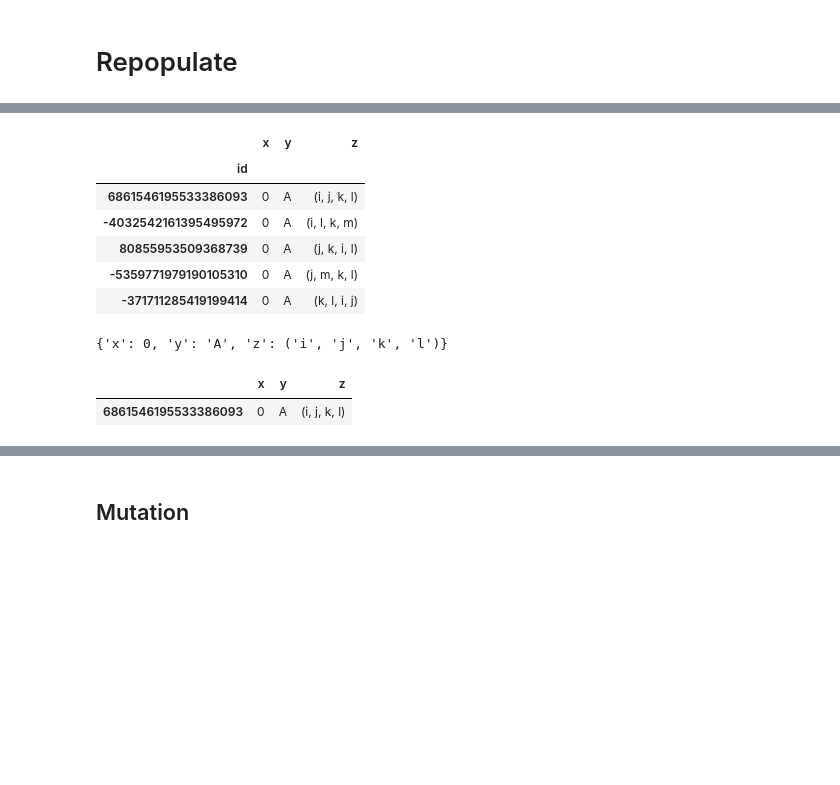
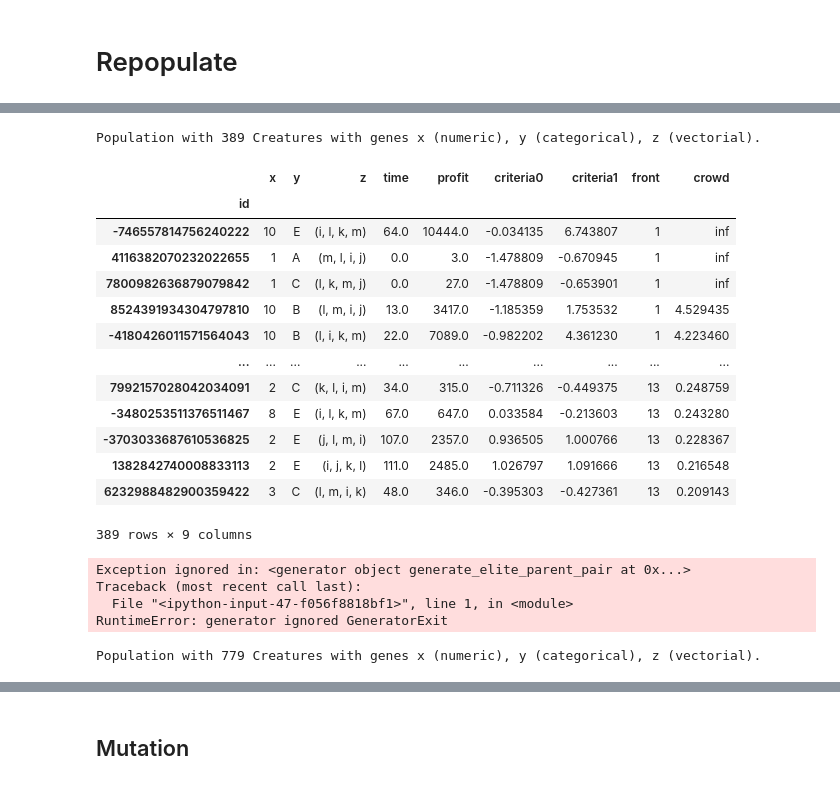
Before and after one commit to vczoni/lamarck, a Jupyter notebook: docs/notebooks/walkthrough.ipynb, the cells around one changed output, grey strips where cells are left out. Cells and saved outputs as stored; diff of their text form; code cells hidden in the pictures; blank space fills up the shorter version.

```diff
--- a/docs/notebooks/walkthrough.ipynb
+++ b/docs/notebooks/walkthrough.ipynb
@@ -265,19 +262,22 @@ a = pop.get_creature.from_index(0)
-# %%
-pop.datasets.input.head()
-# %% [output]
-|  | x | y | z |
-| id |  |  |  |
-| 6861546195533386093 | 0 | A | (i, j, k, l) |
-| -4032542161395495972 | 0 | A | (i, l, k, m) |
-| 80855953509368739 | 0 | A | (j, k, i, l) |
-| -5359771979190105310 | 0 | A | (j, m, k, l) |
-| -371711285419199414 | 0 | A | (k, l, i, j) |
-# %%
-a.genome
-# %% [output]
-{'x': 0, 'y': 'A', 'z': ('i', 'j', 'k', 'l')}
-# %%
-pd.DataFrame({k: [v] for k, v in a.genome.items()}, index=[a.id])
-# %% [output]
-|  | x | y | z |
-| 6861546195533386093 | 0 | A | (i, j, k, l) |
+# %%
+newpop = selected_pop.copy()
+newpop
+# %% [output]
+Population with 389 Creatures with genes x (numeric), y (categorical), z (vectorial).
+# %%
+newpop.datasets.fitness
+# %% [output]
+|  | x | y | z | time | profit | criteria0 | criteria1 | front | crowd |
+| id |  |  |  |  |  |  |  |  |  |
+| -746557814756240222 | 10 | E | (i, l, k, m) | 64.0 | 10444.0 | -0.034135 | 6.743807 | 1 | inf |
+| 4116382070232022655 | 1 | A | (m, l, i, j) | 0.0 | 3.0 | -1.478809 | -0.670945 | 1 | inf |
+| 7800982636879079842 | 1 | C | (l, k, m, j) | 0.0 | 27.0 | -1.478809 | -0.653901 | 1 | inf |
+| 8524391934304797810 | 10 | B | (l, m, i, j) | 13.0 | 3417.0 | -1.185359 | 1.753532 | 1 | 4.529435 |
+| -4180426011571564043 | 10 | B | (l, i, k, m) | 22.0 | 7089.0 | -0.982202 | 4.361230 | 1 | 4.223460 |
+| ... | ... | ... | ... | ... | ... | ... | ... | ... | ... |
+| 7992157028042034091 | 2 | C | (k, l, i, m) | 34.0 | 315.0 | -0.711326 | -0.449375 | 13 | 0.248759 |
+| -3480253511376511467 | 8 | E | (i, l, k, m) | 67.0 | 647.0 | 0.033584 | -0.213603 | 13 | 0.243280 |
+| -3703033687610536825 | 2 | E | (j, l, m, i) | 107.0 | 2357.0 | 0.936505 | 1.000766 | 13 | 0.228367 |
+| 1382842740008833113 | 2 | E | (i, j, k, l) | 111.0 | 2485.0 | 1.026797 | 1.091666 | 13 | 0.216548 |
+| 6232988482900359422 | 3 | C | (l, m, i, k) | 48.0 | 346.0 | -0.395303 | -0.427361 | 13 | 0.209143 |
+389 rows × 9 columns
@@ -283,0 +286,11 @@ pd.DataFrame({k: [v] for k, v in a.genome.items()}, index=[a.id])
+# %%
+newpop.reproduce.elitism()
+# %% [output]
+Exception ignored in: <generator object generate_elite_parent_pair at 0x...>
+Traceback (most recent call last):
+  File "<ipython-input-47-f056f8818bf1>", line 1, in <module>
+RuntimeError: generator ignored GeneratorExit
+# %%
+newpop
+# %% [output]
+Population with 779 Creatures with genes x (numeric), y (categorical), z (vectorial).
```
Also changed, not shown: parts of 26 cells of this notebook, 8 other files.
